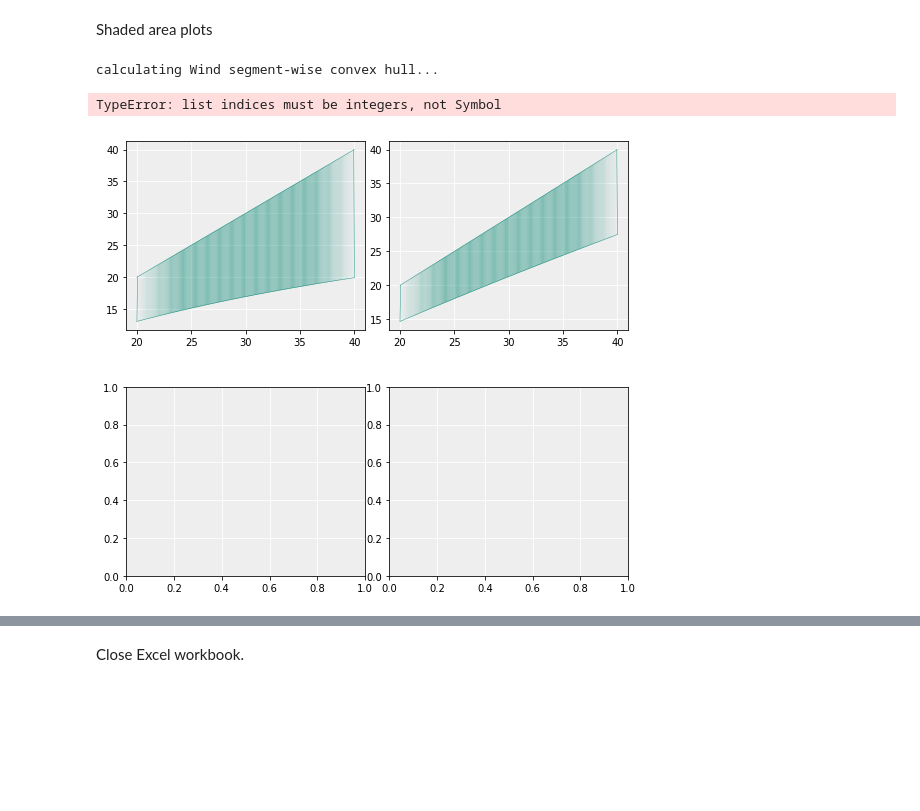
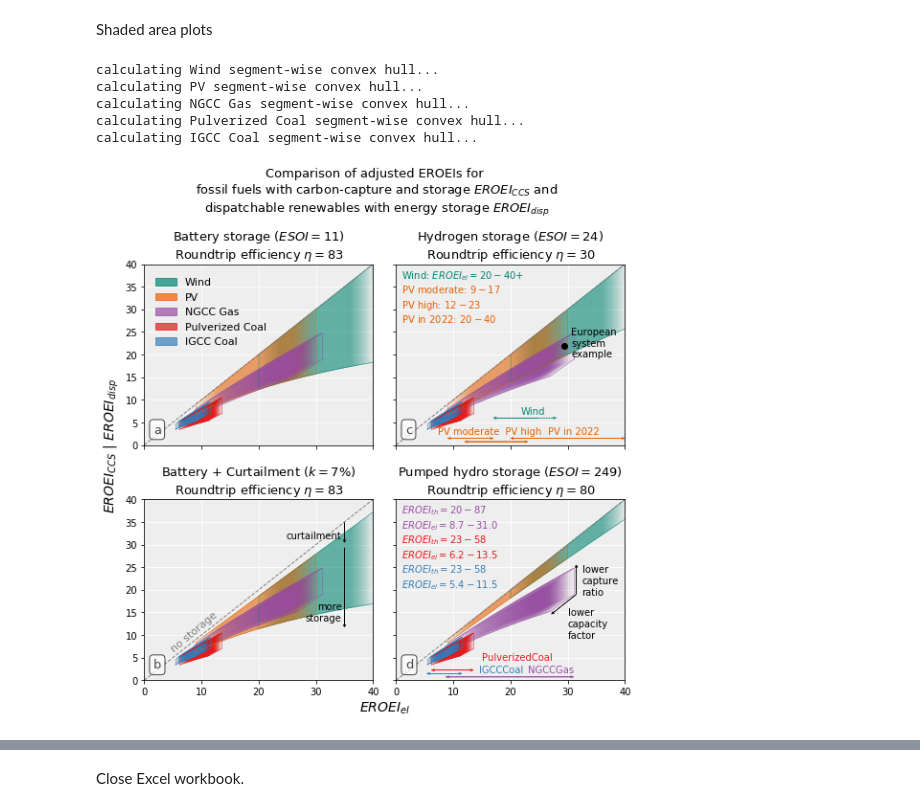
Before and after one commit to csaladenes/sustainable-energy-transitions, a Jupyter notebook: ccs/eroei-ccs-workbook.ipynb, the cells around one changed output, grey strips where cells are left out. Drawn from its saved outputs; the diff is of its cells as text; code cells hidden in the pictures; blank space fills up the shorter version.

Commit message:
final plots

```diff
--- a/ccs/eroei-ccs-workbook.ipynb
+++ b/ccs/eroei-ccs-workbook.ipynb
@@ -879,7 +879,7 @@ for i in range(len(eroei_disp_n))[::-1]:
         elif (j==1):
             xk=3
             x1,y1=eroei_el_wind[0], 6
-            w1=eroei_el_pv[a][1]-eroei_el_pv[a][0]
+            w1=eroei_el_pv[0][1]-eroei_el_pv[0][0]
             ax.arrow(x1+w1-xk,y1,xk,0,length_includes_head=True,
                          head_width=0.5, head_length=0.5, fc=colr, ec=colr,ls='--',lw=0.5)
             ax.arrow(x1+w1-xk,y1,-w1,0,length_includes_head=True,
@@ -945,36 +945,39 @@ for i in range(len(names)):
     ax.arrow(x1,y1,w1,0,length_includes_head=True,
                  head_width=0.5, head_length=0.5, fc=colr, ec=colr,ls='-',lw=0.5)
     ax.arrow(x1+w1,y1,-w1,0,length_includes_head=True,
                  head_width=0.5, head_length=0.5, fc=colr, ec=colr,ls='-',lw=0.5)
     ax.text(arrowtextoffsetx[i], arrowtextoffsety[i],
             '$EROEI_{th}='+str(int(min(eroei_el_ns[i])))+'-'+str(int(max(eroei_el_ns[i])))+'$'+\
             '\n$EROEI_{el}='+str(fossil_minmax[0][i])+'-'+str(fossil_minmax[1][i])+'$',
             horizontalalignment='left',
             verticalalignment='top', rotation=0, color=colr)
     ax.text(arrowtextoffsetx2[i], arrowtextoffsety2[i], names[i].replace('\n',''),
             horizontalalignment='left', verticalalignment='center', rotation=0, color=colr)
 
 #Format labels
 for axi in axes:
     for ax in axi:
         ax.set_xlim(0,max(np.array(eroei_el_ren).flatten()))
         ax.set_ylim(0,max(np.array(eroei_el_ren).flatten()))
 axes[0][0].set_ylabel('$EROEI_{CCS}$ | $EROEI_{disp}$',fontsize=14,y=0)
 axes[1][1].set_xlabel('$EROEI_{el}$',fontsize=14,x=-0.05)
 axes[0][1].set_yticklabels('')
 axes[1][1].set_yticklabels('')
 axes[0][0].set_xticklabels('')
 axes[0][1].set_xticklabels('')
 #axes[0][1].legend(loc=(1.04,0.58),fontsize=11)
 axes[0][0].legend(loc=(0.03,0.52),framealpha=0,fontsize=11)
 
-plt.suptitle('Comparison of adjusted EROEIs for \nfossil fuels with carbon-capture and storage $EROEI_{CCS}$ and \ndispatchable renewables with energy storage $EROEI_{disp}$',y=1.06,fontsize=15)
+plt.suptitle('Comparison of adjusted EROEIs for \nfossil fuels with carbon-capture and storage $EROEI_{CCS}$ and \ndispatchable renewables with energy storage $EROEI_{disp}$',y=1.05,fontsize=13)
 plt.savefig('plot/fig4.png',dpi=150,bbox_inches = 'tight', pad_inches = 0.1)
 plt.show()
 # %% [output]
 calculating Wind segment-wise convex hull...
+calculating PV segment-wise convex hull...
+calculating NGCC Gas segment-wise convex hull...
+calculating Pulverized Coal segment-wise convex hull...
+calculating IGCC Coal segment-wise convex hull...
-TypeError: list indices must be integers, not Symbol
-[figure, old version]
+[figure, new version]
 # %%
 #Plots init
 fig,axes=plt.subplots(2,2,figsize=(9,8),subplot_kw=dict(facecolor='#EEEEEE',axisbelow=True))
```
Also changed, not shown: parts of 4 cells of this notebook, 5 other files.
